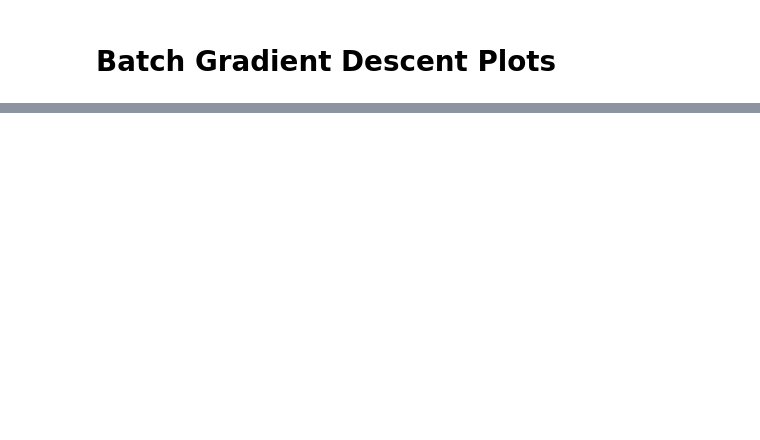
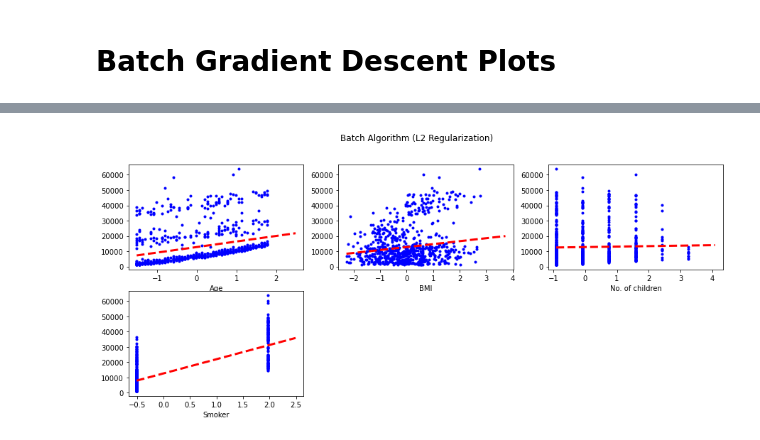
Before and after one commit to willisterh/cs6037-ml, a Jupyter notebook: as2/as2.ipynb, the cells around one changed output, grey strips where cells are left out. Saved outputs shown, nothing was run; the diff lists cells and outputs as text; code cells hidden in the pictures; blank space fills up the shorter version.

```diff
--- a/as2/as2.ipynb
+++ b/as2/as2.ipynb
@@ -267,7 +267,7 @@ def plot(hypothesis, test_features, test_output, title, labels):
 # Batch Algorithm
 One method of gradient descent is using the batch algorithm with no regularization.
 # %%
-def batch_algorithm(x_matrix, y_matrix, learning_rate, min_error, max_epochs, grad_mse_func):
+def batch_algorithm(x_matrix, y_matrix, learning_rate, min_error, max_epochs, grad_fn=gradient_mse):
     weight_vector = generate_weights(x_matrix.shape[1])
 
     # Run the algorithm for up to as many epochs allowed
@@ -279,8 +279,8 @@ def batch_algorithm(x_matrix, y_matrix, learning_rate, min_error, max_epochs, gr
             return weight_vector
 
         # Update the weight vector using the gradient MSE and learning rate
-        regression_grad_mse = grad_mse_func(weight_vector, x_matrix, y_matrix)
-        weight_vector = weight_vector - learning_rate * regression_grad_mse
+        grad_mse = grad_fn(weight_vector, x_matrix, y_matrix)
+        weight_vector = weight_vector - learning_rate * grad_mse
 
     print(f'Stopped after reaching {max_epochs} epochs with MSE of: {mse}')
     return weight_vector
@@ -568,0 +444,4 @@ SyntaxError: unexpected EOF while parsing (<ipython-input-29-a51bd5707405>, line
+# %%
+# Batch with L2
+# Save weights and trimmed test_x for plotting later
+l2_batch_weights, l2_batch_test_x, l2_batch_indices = regularization_run(batch_lambda, l2_with_alpha, l2_trimmed_indices, 'Batch', 'L2 Regularization')
@@ -576,4 +523,6 @@ plot(batch_trained_weights, test_x, test_y, "Batch Algorithm (No Regularization)
 # %%
 # Plot Batch with L2 regularization
-l2_labels = np.delete(labels, [l2_batch_removed - 1])
-plot(l2_batch_trained_weights, l2_batch_test_x, test_y, "Batch Algorithm (L2 Regularization)", l2_labels)
+l2_labels = np.delete(labels, [x - 1 for x in l2_batch_indices])
+plot(l2_batch_weights, l2_batch_test_x, test_y, "Batch Algorithm (L2 Regularization)", l2_labels)
+# %% [output]
+[figure, added]
```
Also changed, not shown: parts of 24 cells of this notebook.
